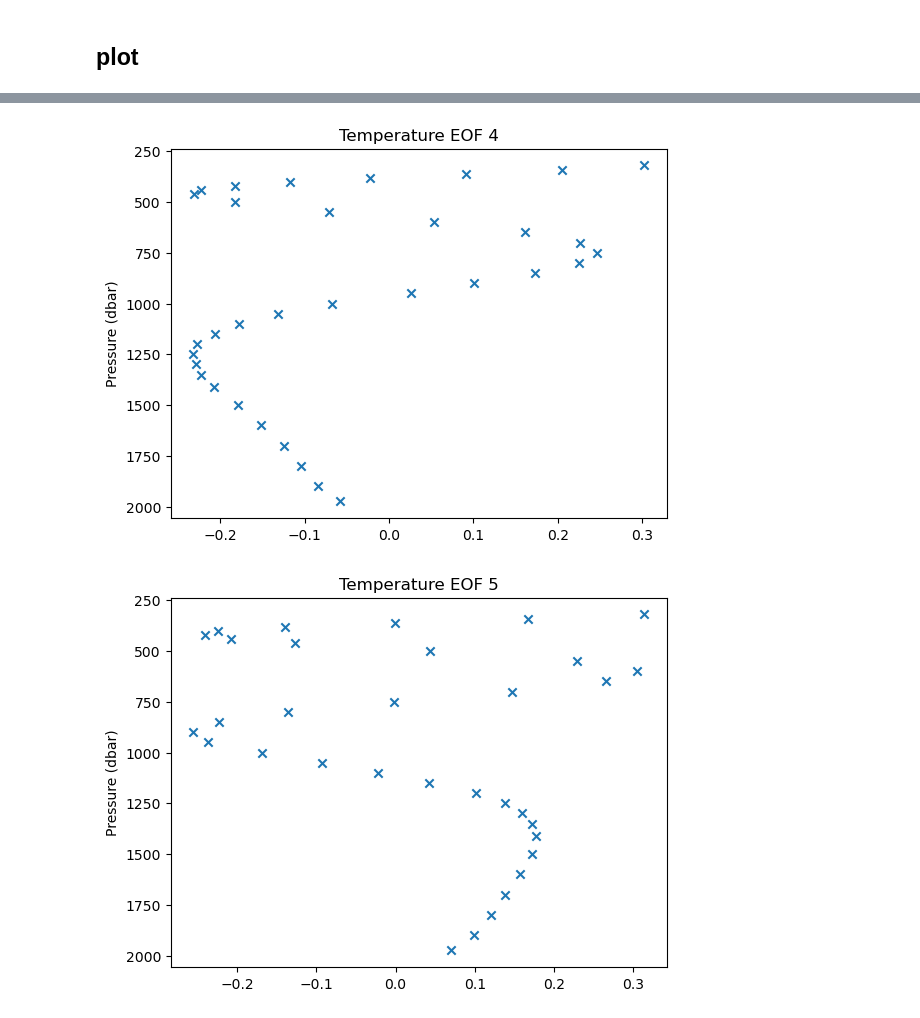
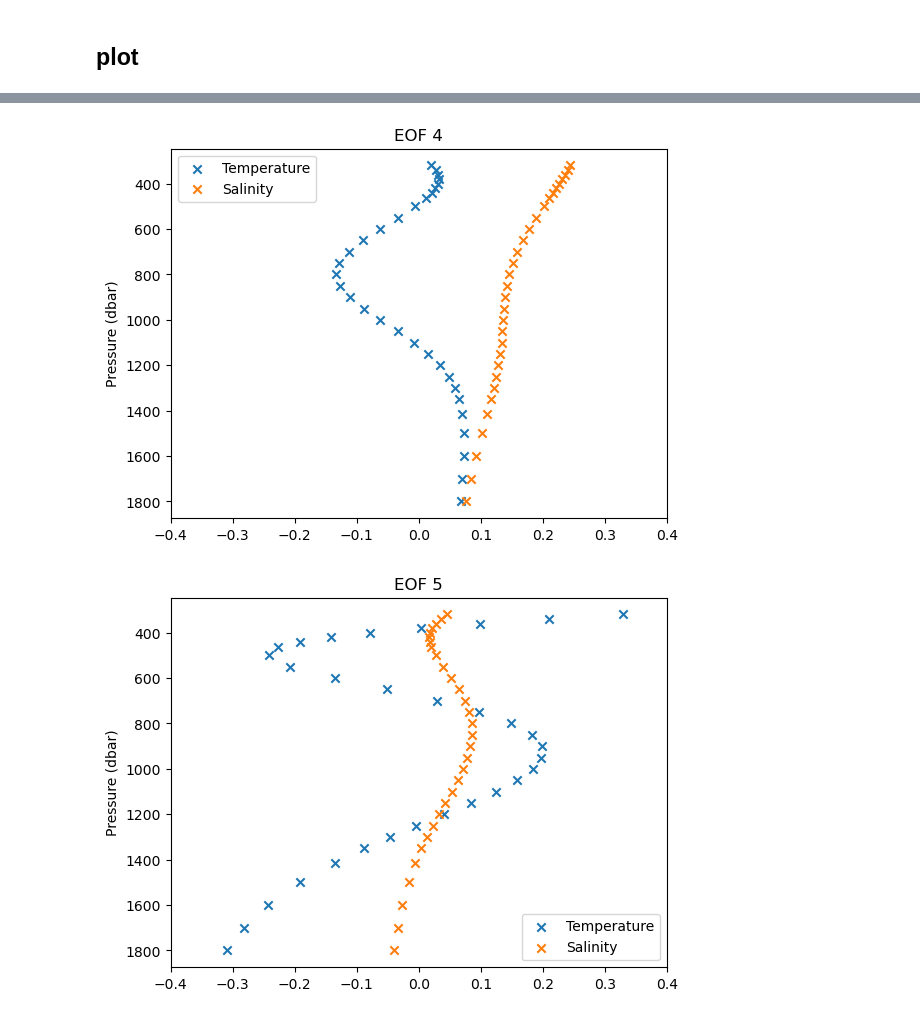
Before and after one commit to kalkulator413/argo_nn, a Jupyter notebook: eofs/plots.ipynb, the cells around one changed output, grey strips where cells are left out. Cells and saved outputs as stored; diff of their text form; code cells hidden in the pictures.

```diff
--- a/eofs/plots.ipynb
+++ b/eofs/plots.ipynb
@@ -119,9 +62,8 @@ with open('ampt_full.pkl', 'rb') as f:
 # %%
 for i in range(5):
-    plt.plot(np.arange(234 * 224), amp_t[i])
-    plt.xlabel('Time (months)')
-    plt.ylabel('Temperature (Degrees C)')
-    # plt.ylim(top=0.4, bottom=-0.4)
-    plt.title(f'Temperature Amplitude {i+1}')
-    plt.show()
+    plt.plot(np.arange(234 * 397), amp[i])
+plt.xlabel('Time (months)')
+plt.legend(np.arange(5) + np.ones(5))
+plt.title(f'Amplitudes 1-5')
+plt.show()
 # %% [output]
@@ -133,8 +70,0 @@ for i in range(5):
-# %%
-for i in range(5):
-    plt.plot(np.arange(234 * 224), amp_t[i])
-plt.xlabel('Time (months)')
-plt.legend(np.arange(5) + np.ones(5))
-plt.ylabel('Temperature (Degrees C)')
-plt.title(f'Temperature Amplitudes 1-5')
-plt.show()
@@ -143,7 +70,0 @@ plt.show()
-# %%
-for i in range(5):
-    plt.plot(np.arange(234 * 224), amp_s[i])
-    plt.xlabel('Time (months)')
-    plt.ylabel('Salinity (PSS-78)')
-    plt.title(f'Salinity Amplitude {i+1}')
-    plt.show()
@@ -156,10 +70,0 @@ for i in range(5):
-# %%
-for i in range(5):
-    plt.plot(np.arange(234 * 224), amp_s[i])
-plt.xlabel('Time (months)')
-plt.legend(np.arange(5) + np.ones(5))
-plt.ylabel('Salinity (PSS-78)')
-plt.title(f'Salinity Amplitudes 1-5')
-plt.show()
-
-# print('Amplitude 1 not included since it is much further off')
@@ -168,8 +71,11 @@ plt.show()
 # %%
 for i in range(5):
-    plt.scatter(U_t.T[i], pressure_lookup[25:], marker='x')
+    plt.xlim((-0.4, 0.4))
+    plt.scatter(U.T[i][:31], pressure_lookup[25:56], marker='x')
+    plt.scatter(U.T[i][31:], pressure_lookup[25:56], marker='x')
+    plt.legend(['Temperature', 'Salinity'])
     plt.ylabel('Pressure (dbar)')
-    plt.title(f'Temperature EOF {i+1}')
+    plt.title(f'EOF {i+1}')
     plt.gca().invert_yaxis()
     plt.show()
 # %% [output]
@@ -179,2 +85,2 @@ for i in range(5):
-[figure, old version]
+[figure, new version]
-[figure, old version]
+[figure, new version]
```
Also changed, not shown: parts of 13 cells of this notebook, 11 other files.
